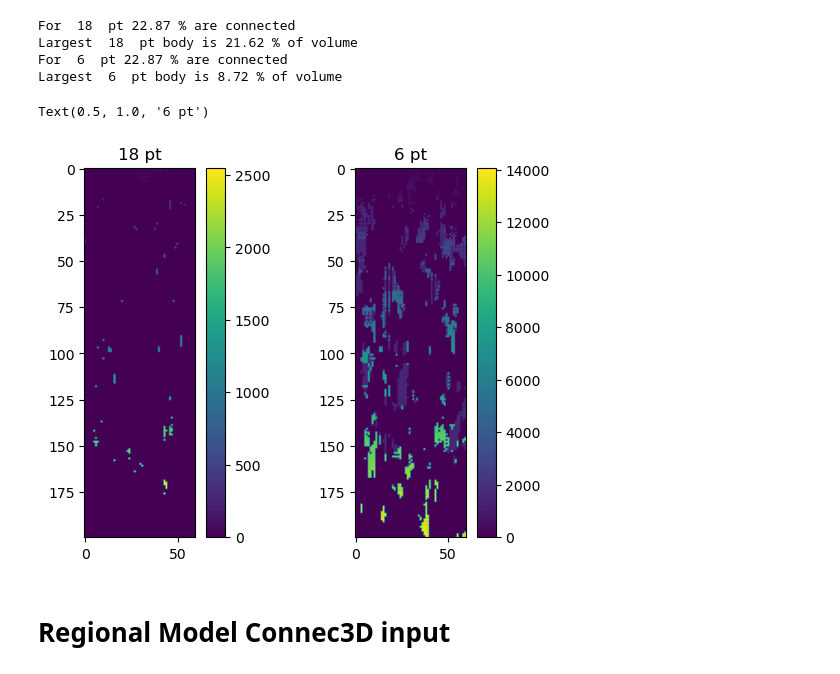
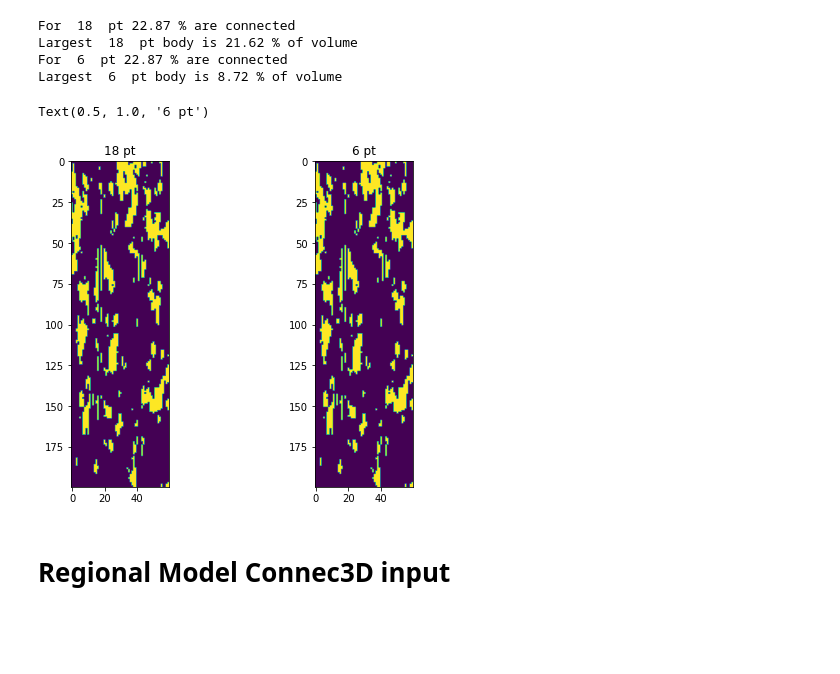
Before and after one commit to andrewcalderwood/CosumnesRiverRecharge, a Jupyter notebook: Projects/Levee_setback/levee_setback_distance_analysis/08_connec3d.ipynb, the cells around one changed output. Cells and saved outputs as stored; diff of their text form; code cells hidden in the pictures; blank space fills up the shorter version.

```diff
--- a/Projects/Levee_setback/levee_setback_distance_analysis/08_connec3d.ipynb
+++ b/Projects/Levee_setback/levee_setback_distance_analysis/08_connec3d.ipynb
@@ -114,18 +115,18 @@ For  6  pt 22.87 % are connected
 Largest  6  pt body is 8.72 % of volume
 # %%
 k = 50
-fig,ax =plt.subplots(1,2)
-im = ax[0].imshow(cco_18[:,:,k])
-plt.colorbar(im)
+fig,ax =plt.subplots(1,2, figsize=(8,6))
+im = ax[0].imshow(cco_18[:,:,k]>1)
+# plt.colorbar(im)
 ax[0].set_title('18 pt')
 # plt.show()
 
-im = ax[1].imshow(cco_6[:,:,k])
-plt.colorbar(im)
+im = ax[1].imshow(cco_6[:,:,k]>1)
+# plt.colorbar(im)
 ax[1].set_title('6 pt')
 # %% [output]
 Text(0.5, 1.0, '6 pt')
-[figure, old version]
+[figure, new version]
 # %% [markdown]
 # Regional Model Connec3D input
 # %%
```
Also changed, not shown: parts of 21 cells of this notebook, 12 other files.
